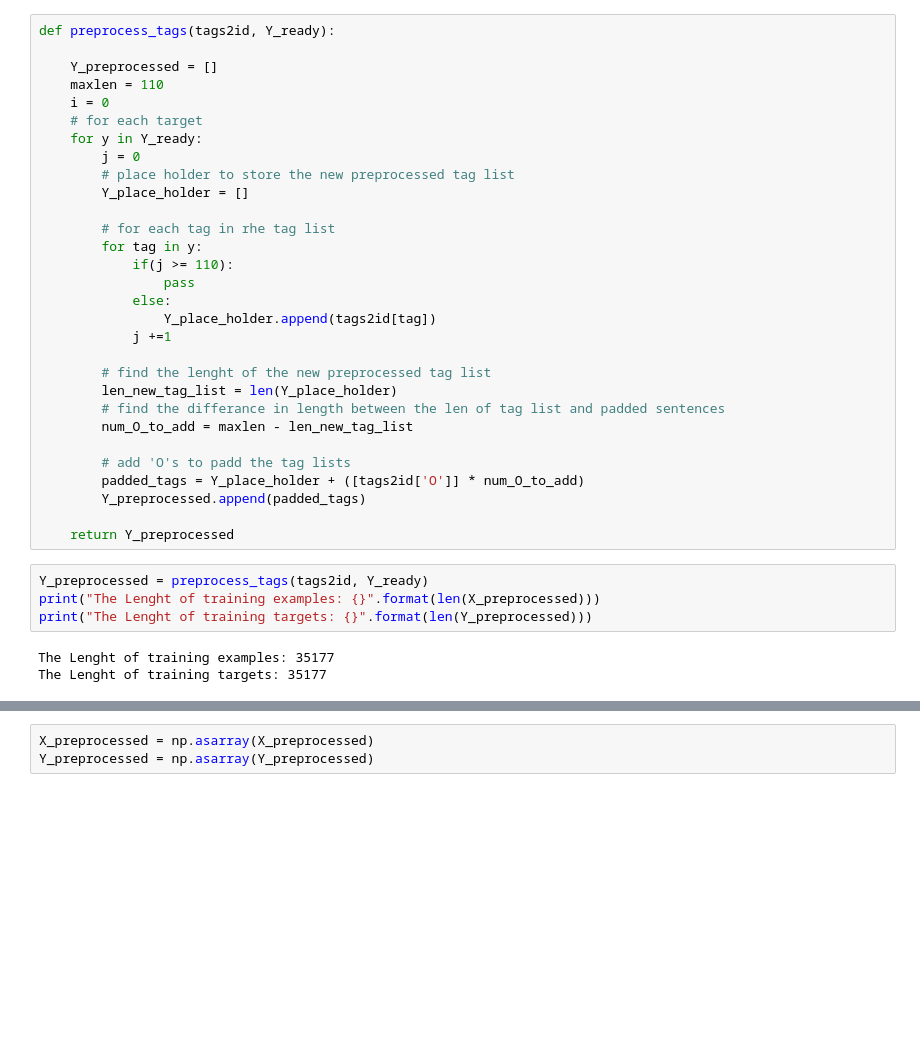
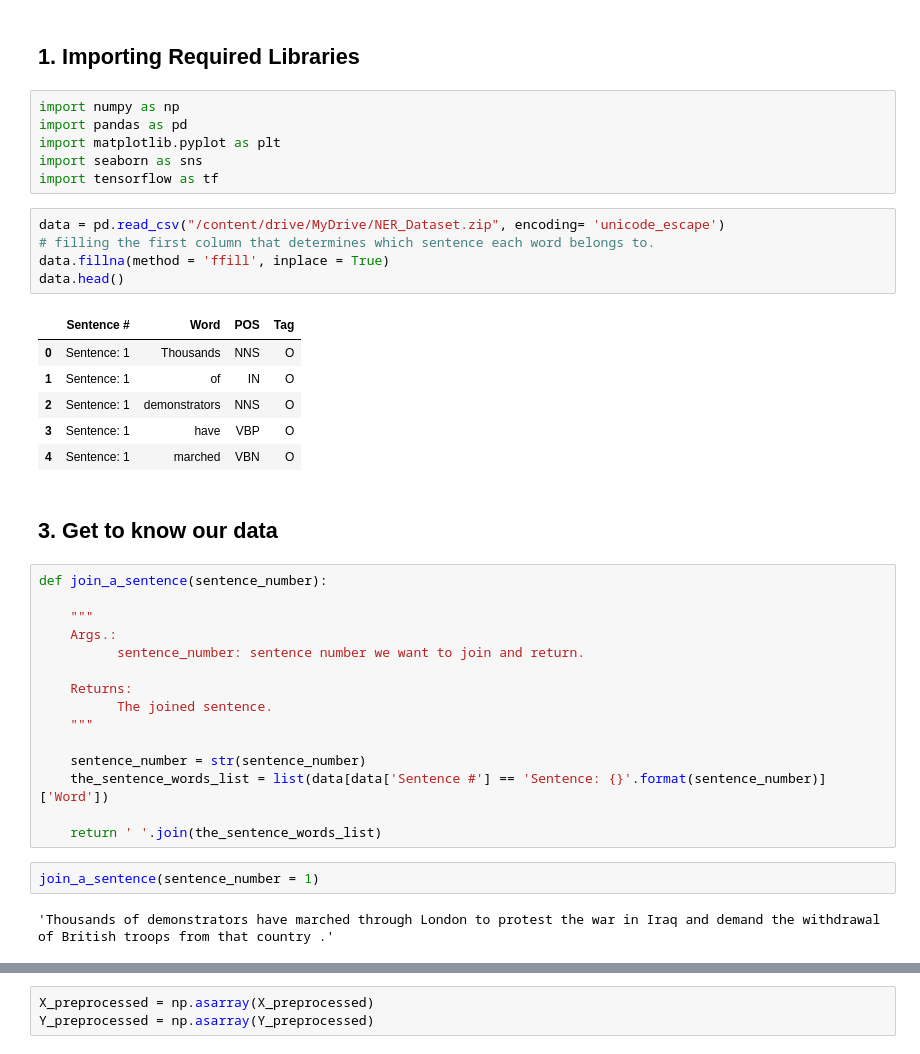
Before and after one commit to nileshmalode11/NER---Named-Entity-Recognition, a Jupyter notebook: Named_Entity_Recognition.ipynb, the cells around one changed output, grey strips where cells are left out. Saved outputs shown, nothing was run; the diff lists cells and outputs as text; blank space fills up the shorter version.

```diff
--- a/Named_Entity_Recognition.ipynb
+++ b/Named_Entity_Recognition.ipynb
@@ -560,37 +3,41 @@ id2tag
-# %%
-def preprocess_tags(tags2id, Y_ready):
-
-    Y_preprocessed = []
-    maxlen = 110
-    i = 0
-    # for each target
-    for y in Y_ready:
-        j = 0
-        # place holder to store the new preprocessed tag list
-        Y_place_holder = []
-
-        # for each tag in rhe tag list
-        for tag in y:
-            if(j >= 110):
-                pass
-            else:
-                Y_place_holder.append(tags2id[tag])
-            j +=1
-
-        # find the lenght of the new preprocessed tag list
-        len_new_tag_list = len(Y_place_holder)
-        # find the differance in length between the len of tag list and padded sentences
-        num_O_to_add = maxlen - len_new_tag_list
-
-        # add 'O's to padd the tag lists
-        padded_tags = Y_place_holder + ([tags2id['O']] * num_O_to_add)
-        Y_preprocessed.append(padded_tags)
-
-    return Y_preprocessed
-# %%
-Y_preprocessed = preprocess_tags(tags2id, Y_ready)
-print("The Lenght of training examples: {}".format(len(X_preprocessed)))
-print("The Lenght of training targets: {}".format(len(Y_preprocessed)))
-# %% [output]
-The Lenght of training examples: 35177
-The Lenght of training targets: 35177
+# %% [markdown]
+## **1. Importing Required Libraries**
+# %%
+import numpy as np
+import pandas as pd
+import matplotlib.pyplot as plt
+import seaborn as sns
+import tensorflow as tf
+# %%
+data = pd.read_csv("/content/drive/MyDrive/NER_Dataset.zip", encoding= 'unicode_escape')
+# filling the first column that determines which sentence each word belongs to.
+data.fillna(method = 'ffill', inplace = True)
+data.head()
+# %% [output]
+|  | Sentence # | Word | POS | Tag |
+| 0 | Sentence: 1 | Thousands | NNS | O |
+| 1 | Sentence: 1 | of | IN | O |
+| 2 | Sentence: 1 | demonstrators | NNS | O |
+| 3 | Sentence: 1 | have | VBP | O |
+| 4 | Sentence: 1 | marched | VBN | O |
+# %% [markdown]
+## **3. Get to know our data**
+# %%
+def join_a_sentence(sentence_number):
+
+    """
+    Args.:
+          sentence_number: sentence number we want to join and return.
+
+    Returns:
+          The joined sentence.
+    """
+
+    sentence_number = str(sentence_number)
+    the_sentence_words_list = list(data[data['Sentence #'] == 'Sentence: {}'.format(sentence_number)]['Word'])
+
+    return ' '.join(the_sentence_words_list)
+# %%
+join_a_sentence(sentence_number = 1)
+# %% [output]
+'Thousands of demonstrators have marched through London to protest the war in Iraq and demand the withdrawal of British troops from that country .'
```
Also changed, not shown: parts of 107 cells of this notebook.
